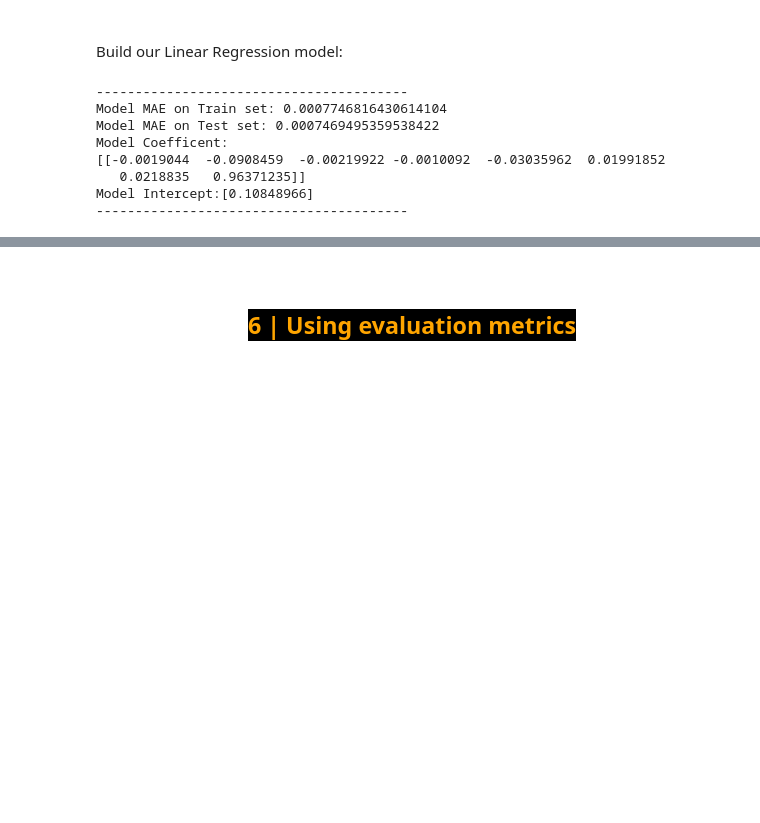
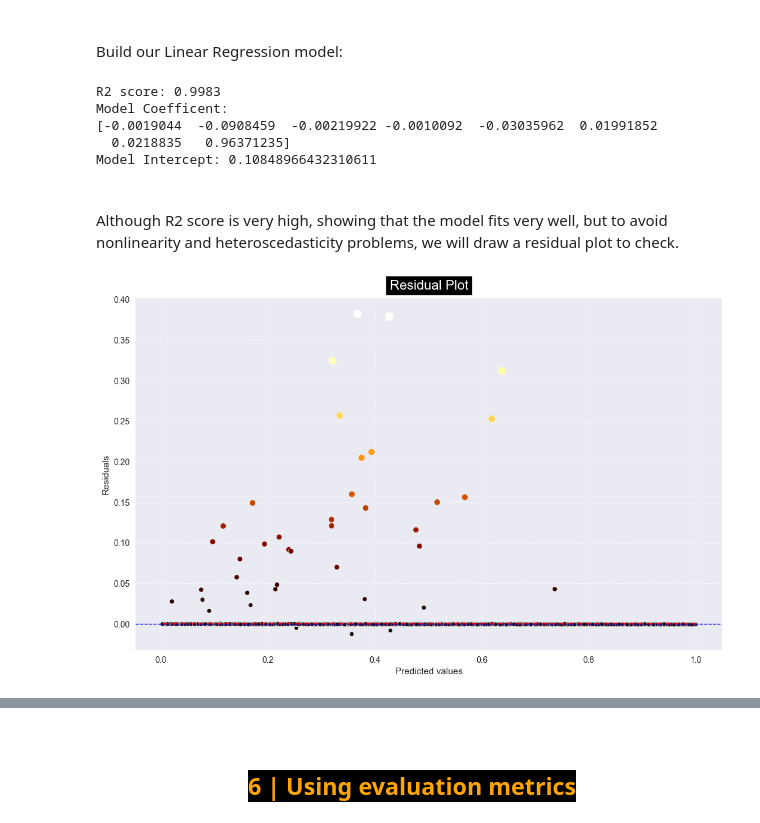
Before and after one commit to ttnghii/Machine-Learning-Basics-Models, a Jupyter notebook: supervised/linear_regression/predict_house_loan.ipynb, the cells around one changed output, grey strips where cells are left out. Cells and saved outputs as stored; diff of their text form; code cells hidden in the pictures; blank space fills up the shorter version.

```diff
--- a/supervised/linear_regression/predict_house_loan.ipynb
+++ b/supervised/linear_regression/predict_house_loan.ipynb
@@ -245,7 +233,7 @@ The shape after preprocessing data: (47251, 8)
 </span>
 </h3>
 # %%
-df_ = utils.remove_outliers_byusing_quantile(df=preprocessed_df)
+preprocessed_df = utils.remove_outliers_byusing_quantile(df=clean_df)
 # %% [output]
 Dataset shape Before remove outlier: (47251, 8)
 Age: 0
@@ -284,7 +272,7 @@ def normalize(df: pd.DataFrame) -> pd.DataFrame:
 
     return pd.concat([cat_df, num_df], axis=1)
 # %%
-normalized_df = normalize(df_.copy())
+normalized_df = normalize(preprocessed_df.copy())
 display(normalized_df.head(3))
 # %% [output]
 |  | Gender_M | Income Stability_Low | Property Location_Semi-Urban | Property Location_Urban | Age | Income (USD) | ... |
@@ -355,6 +345,8 @@ Test y shape: (13186, 1)
 # %%
 from sklearn.linear_model import LinearRegression
 from sklearn.base import ClassifierMixin
+from sklearn.metrics import r2_score
+
 
 def build_linear_model(X: np.array, y: np.array):
     '''
@@ -368,18 +360,18 @@ def build_linear_model(X: np.array, y: np.array):
     return model
 
 
-# Compare on training dataset
 def model_display(
-    model: ClassifierMixin, trainX: np.array, trainY: np.array, testX: np.array, testY: np.array
-) -> None:
-    pred = model.predict(trainX)
-    print('-'*40)
+    model: ClassifierMixin, X_test: np.array = testX, y_test: np.array = testY
+) -> np.array:
+    '''
+        :param model: model to evaluate
+        :param X_test: test features
+        :param y_test: test labels
+    '''
+    y_pred = model.predict(X_test)
+    r2 = r2_score(y_test, y_pred)
+    print(f'R2 score: {r2}')
 
-    print(f'Model MAE on Train set: {mean_absolute_error(y_pred=pred, y_true=trainY)}')
-    pred = model.predict(testX)
-    print(f'Model MAE on Test set: {mean_absolute_error(y_pred=pred, y_true=testY)}')
-
-    print(f'Model Coefficent:\n{model.coef_}')
-    print(f'Model Intercept:{model.intercept_}')
-
-    print('-'*40)
+    print(f'Model Coefficent:\n{model.coef_[0]}')
+    print(f'Model Intercept: {model.intercept_[0]}')
+    return y_pred, r2
@@ -397,17 +418,20 @@ def model_display(
 
 Build our Linear Regression model:
 # %%
-linear_model = build_linear_model(trainX, trainY)
+linear_model = build_linear_model(X=trainX, y=trainY)
 
-model_display(
-    model=linear_model, trainX=trainX, trainY=trainY, testX=testX, testY=testY
-)
+y_pred, lr_r2 = model_display(model=linear_model)
 # %% [output]
-----------------------------------------
-Model MAE on Train set: 0.0007746816430614104
-Model MAE on Test set: 0.0007469495359538422
+R2 score: 0.9983
 Model Coefficent:
-[[-0.0019044  -0.0908459  -0.00219922 -0.0010092  -0.03035962  0.01991852
-   0.0218835   0.96371235]]
-Model Intercept:[0.10848966]
-----------------------------------------
+[-0.0019044  -0.0908459  -0.00219922 -0.0010092  -0.03035962  0.01991852
+  0.0218835   0.96371235]
+Model Intercept: 0.10848966432310611
+# %% [markdown]
+<br>
+
+Although R2 score is very high, showing that the model fits very well, but to avoid nonlinearity and heteroscedasticity problems, we will draw a residual plot to check.
+# %%
+custom_residual_plot(y_true=testY, y_pred=y_pred, figsize=(10, 6), color='afmhot')
+# %% [output]
+[figure, added]
```
Also changed, not shown: parts of 31 cells of this notebook, 1 other file.
